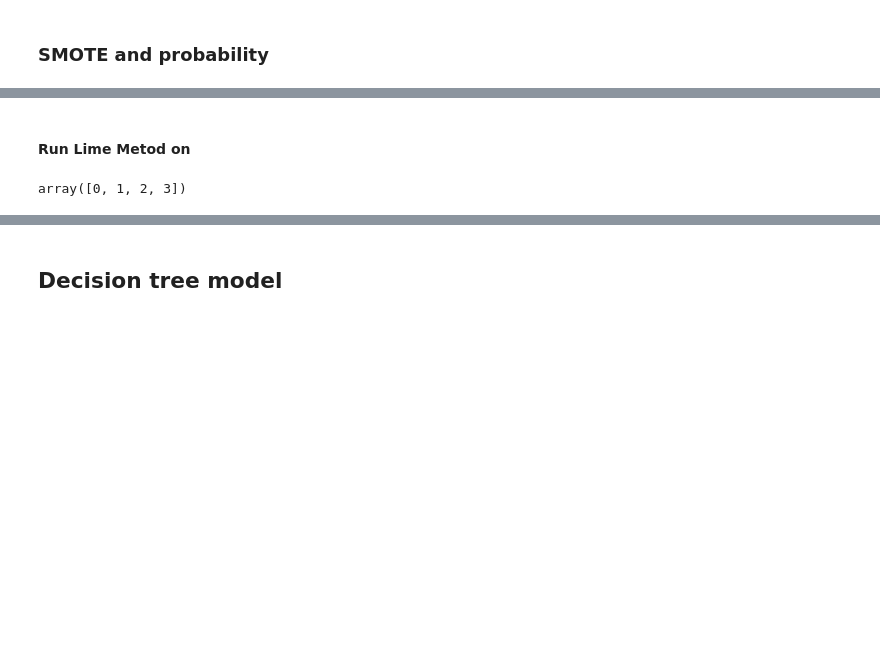
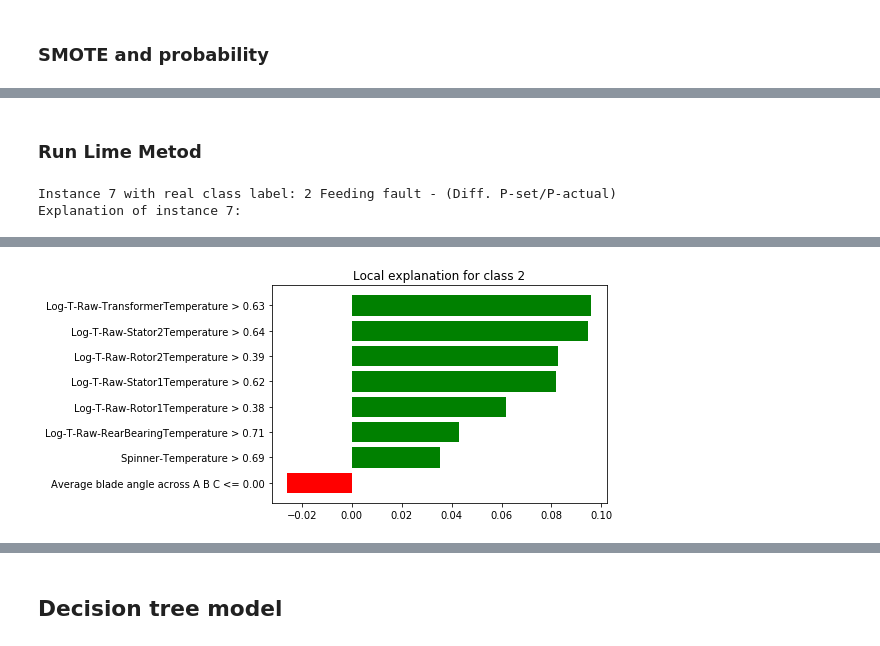
Before and after one commit to StianIsmar/project-thesis, a Jupyter notebook: TE/models/run_models_stian.ipynb, the cells around one changed output, grey strips where cells are left out. Drawn from its saved outputs; the diff is of its cells as text; code cells hidden in the pictures; blank space fills up the shorter version.

```diff
--- a/TE/models/run_models_stian.ipynb
+++ b/TE/models/run_models_stian.ipynb
@@ -590,13 +501,18 @@ Other                                            0.739           0.430
 # %% [markdown]
-#### Run Lime Metod on
+### Run Lime Metod
-# %%
-svm_prob_smote.classes_
-# %% [output]
-array([0, 1, 2, 3])
 # %%
 targetNames = svm_prob_smote.classes_
 explainer = lime_method.run_lime(X_train_scaled_smote, targetNames)
-exp_instance = lime_method.explain_instance(X_test_scaled, svm_prob_smote, explainer, 2)
-exp_instance.show_in_notebook(show_table=True) #, show_all=True)
+i = 7
+exp_instance = lime_method.explain_instance(X_test_scaled, svm_prob_smote, explainer, i, 8)
+
+print(f'Instance {i} with real class label: {([y_test_codes[i]])[0]} {target_parser.code_to_description([y_test_codes[i]])[0]}')
+print(f'Explanation of instance {i}: ')
+exp_instance.show_in_notebook(show_table=True)
+label= exp_instance.available_labels()[0]
+plot=exp_instance.as_pyplot_figure(label=label)
 # %% [output]
+Instance 7 with real class label: 2 Feeding fault - (Diff. P-set/P-actual)
+Explanation of instance 7:
 [interactive output not drawn]
+[figure, added]
```
Also changed, not shown: parts of 30 cells of this notebook, 4 other files.
